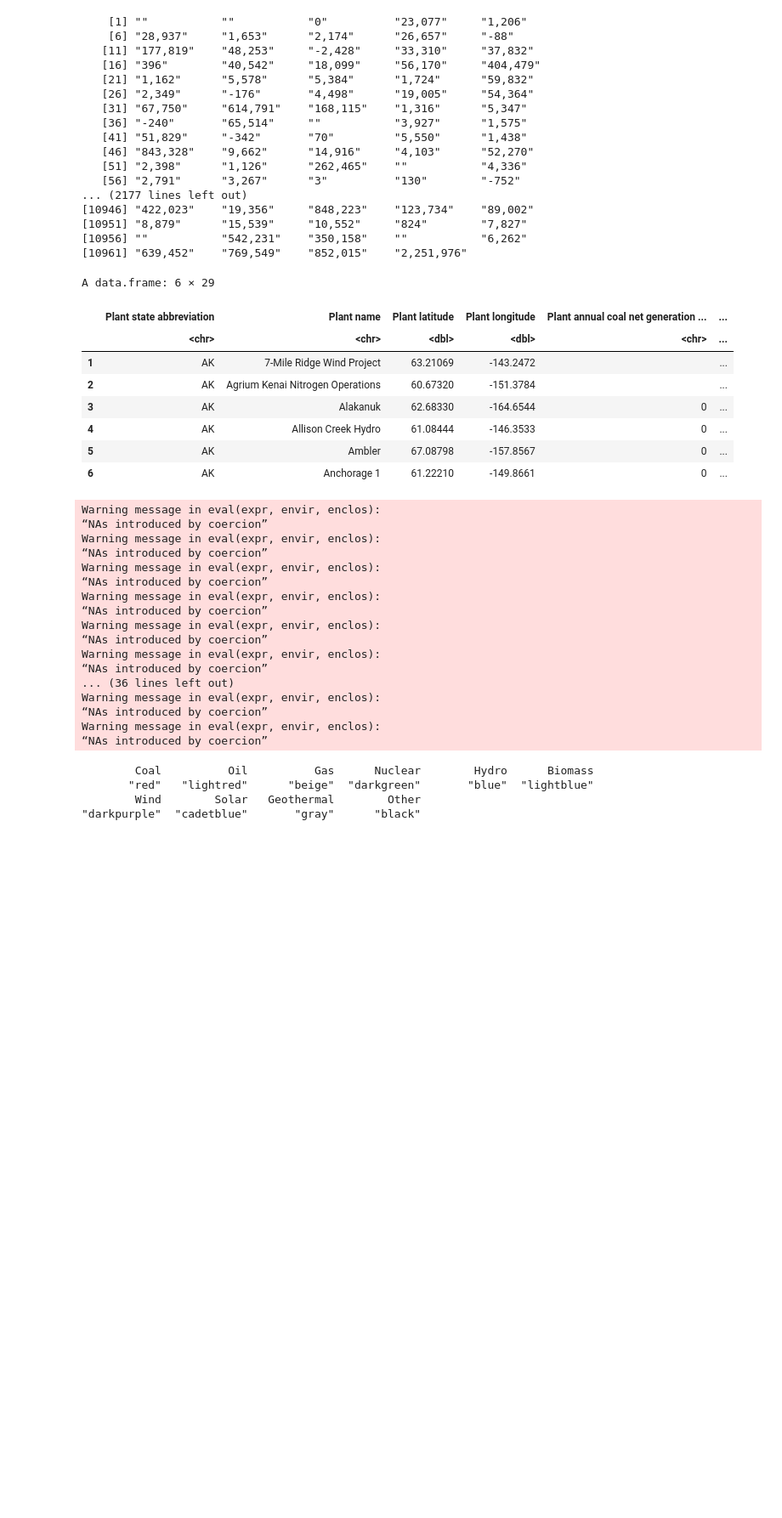
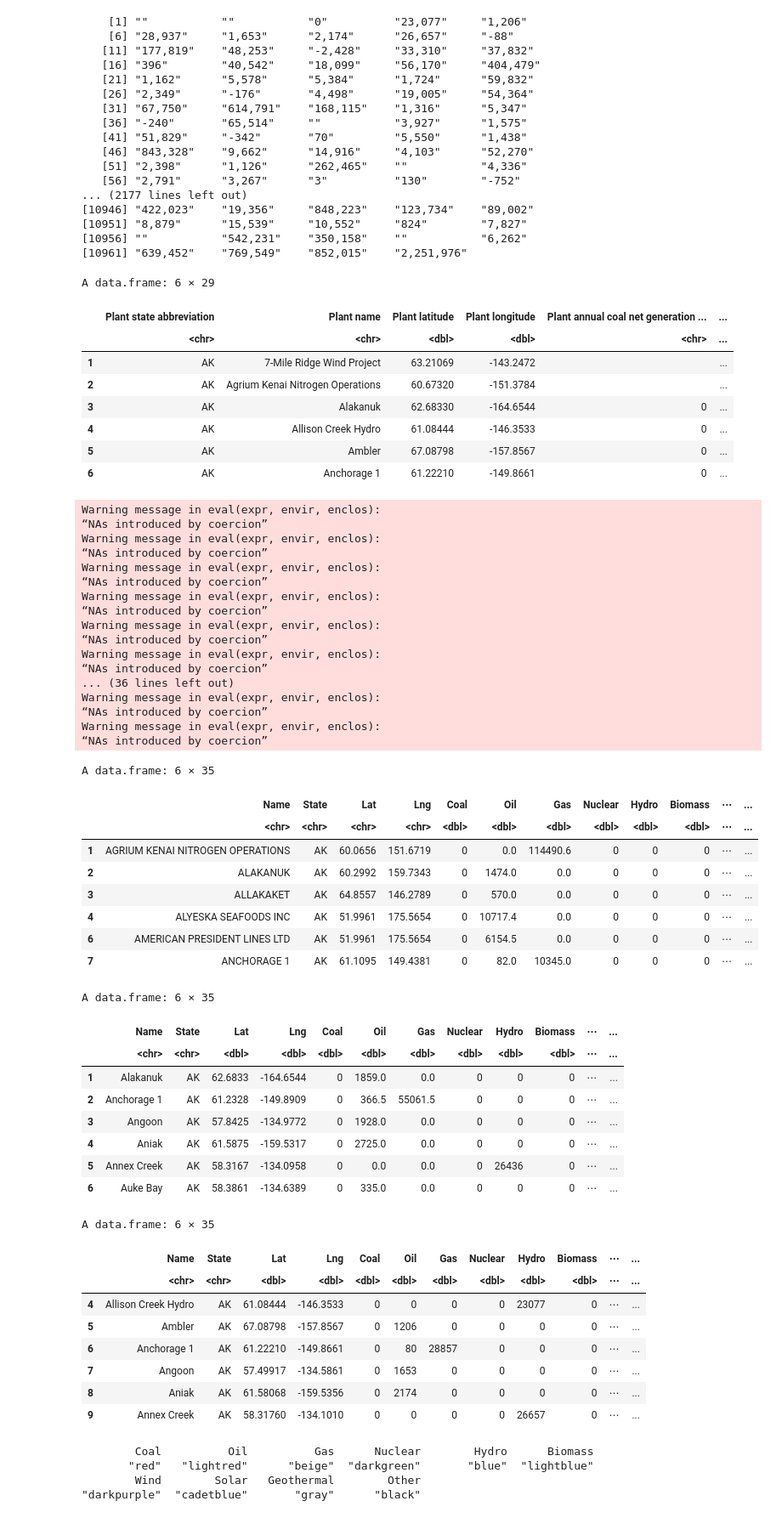
Before and after one commit to davidshumway/cs424, a Jupyter notebook: project2/Untitled.ipynb, the cells around one changed output. Shown at 85% size. Drawn from its saved outputs; the diff is of its cells as text; code cells hidden in the pictures; blank space fills up the shorter version.

```diff
--- a/project2/Untitled.ipynb
+++ b/project2/Untitled.ipynb
@@ -307,6 +307,10 @@ data1 <- data1[!(data1$AnnualGen <= 0),]
 data2 <- data2[!(data2$AnnualGen <= 0),]
 data3 <- data3[!(data3$AnnualGen <= 0),]
 
+# In 2000 some plants don't have a lat/lng
+data1 <- data1[!(data1$Lat == 'N/A'),]
+data1 <- data1[!(data1$Lng == 'N/A'),]
+
 # Calculate other, pctOther max, and subsequently type
 library(matrixStats)
 data1$Other = rowSums(as.matrix(data1[,c('Other1','Other2')]))
@@ -366,34 +370,63 @@ data2$Popup <- paste(data2$Name, '<br>', apply(data2[energyTypes], 1, function(x
 }))
 data3$Popup <- paste(data3$Name, '<br>', apply(data3[energyTypes], 1, function(x) {
   inds <- x > 0
   paste(energyTypes[inds], x[inds], sep = ': ', collapse = '<br>')
 }))
 
-#head(data3$Popup)
+head(data1)
+head(data2)
+head(data3)
 
 # Illinois 2018
 data3Illinois <- subset(data3, State == 'IL')
 #data3Illinois <- subset(data3, State == 'IL')
 #data3Illinois <- subset(data3, State == 'IL')
 #head(data3Illinois)
 # %% [output]
 Warning message in eval(expr, envir, enclos):
 “NAs introduced by coercion”
 Warning message in eval(expr, envir, enclos):
 “NAs introduced by coercion”
 Warning message in eval(expr, envir, enclos):
 “NAs introduced by coercion”
 Warning message in eval(expr, envir, enclos):
 “NAs introduced by coercion”
 Warning message in eval(expr, envir, enclos):
 “NAs introduced by coercion”
 Warning message in eval(expr, envir, enclos):
 “NAs introduced by coercion”
 ... (36 lines left out)
 Warning message in eval(expr, envir, enclos):
 “NAs introduced by coercion”
 Warning message in eval(expr, envir, enclos):
 “NAs introduced by coercion”
+A data.frame: 6 × 35
+|  | Name | State | Lat | Lng | Coal | Oil | Gas | Nuclear | Hydro | Biomass | ⋯ | ... |
+|  | <chr> | <chr> | <chr> | <chr> | <dbl> | <dbl> | <dbl> | <dbl> | <dbl> | <dbl> | ⋯ | ... |
+| 1 | AGRIUM KENAI NITROGEN OPERATIONS | AK | 60.0656 | 151.6719 | 0 | 0.0 | 114490.6 | 0 | 0 | 0 | ⋯ | ... |
+| 2 | ALAKANUK | AK | 60.2992 | 159.7343 | 0 | 1474.0 | 0.0 | 0 | 0 | 0 | ⋯ | ... |
+| 3 | ALLAKAKET | AK | 64.8557 | 146.2789 | 0 | 570.0 | 0.0 | 0 | 0 | 0 | ⋯ | ... |
+| 4 | ALYESKA SEAFOODS INC | AK | 51.9961 | 175.5654 | 0 | 10717.4 | 0.0 | 0 | 0 | 0 | ⋯ | ... |
+| 6 | AMERICAN PRESIDENT LINES LTD | AK | 51.9961 | 175.5654 | 0 | 6154.5 | 0.0 | 0 | 0 | 0 | ⋯ | ... |
+| 7 | ANCHORAGE 1 | AK | 61.1095 | 149.4381 | 0 | 82.0 | 10345.0 | 0 | 0 | 0 | ⋯ | ... |
+A data.frame: 6 × 35
+|  | Name | State | Lat | Lng | Coal | Oil | Gas | Nuclear | Hydro | Biomass | ⋯ | ... |
+|  | <chr> | <chr> | <dbl> | <dbl> | <dbl> | <dbl> | <dbl> | <dbl> | <dbl> | <dbl> | ⋯ | ... |
+| 1 | Alakanuk | AK | 62.6833 | -164.6544 | 0 | 1859.0 | 0.0 | 0 | 0 | 0 | ⋯ | ... |
+| 2 | Anchorage 1 | AK | 61.2328 | -149.8909 | 0 | 366.5 | 55061.5 | 0 | 0 | 0 | ⋯ | ... |
+| 3 | Angoon | AK | 57.8425 | -134.9772 | 0 | 1928.0 | 0.0 | 0 | 0 | 0 | ⋯ | ... |
+| 4 | Aniak | AK | 61.5875 | -159.5317 | 0 | 2725.0 | 0.0 | 0 | 0 | 0 | ⋯ | ... |
+| 5 | Annex Creek | AK | 58.3167 | -134.0958 | 0 | 0.0 | 0.0 | 0 | 26436 | 0 | ⋯ | ... |
+| 6 | Auke Bay | AK | 58.3861 | -134.6389 | 0 | 335.0 | 0.0 | 0 | 0 | 0 | ⋯ | ... |
+A data.frame: 6 × 35
+|  | Name | State | Lat | Lng | Coal | Oil | Gas | Nuclear | Hydro | Biomass | ⋯ | ... |
+|  | <chr> | <chr> | <dbl> | <dbl> | <dbl> | <dbl> | <dbl> | <dbl> | <dbl> | <dbl> | ⋯ | ... |
+| 4 | Allison Creek Hydro | AK | 61.08444 | -146.3533 | 0 | 0 | 0 | 0 | 23077 | 0 | ⋯ | ... |
+| 5 | Ambler | AK | 67.08798 | -157.8567 | 0 | 1206 | 0 | 0 | 0 | 0 | ⋯ | ... |
+| 6 | Anchorage 1 | AK | 61.22210 | -149.8661 | 0 | 80 | 28857 | 0 | 0 | 0 | ⋯ | ... |
+| 7 | Angoon | AK | 57.49917 | -134.5861 | 0 | 1653 | 0 | 0 | 0 | 0 | ⋯ | ... |
+| 8 | Aniak | AK | 61.58068 | -159.5356 | 0 | 2174 | 0 | 0 | 0 | 0 | ⋯ | ... |
+| 9 | Annex Creek | AK | 58.31760 | -134.1010 | 0 | 0 | 0 | 0 | 26657 | 0 | ⋯ | ... |
 # %%
 colors = list(
   'Coal' = 'red',
```
Also changed, not shown: 5 other files.
